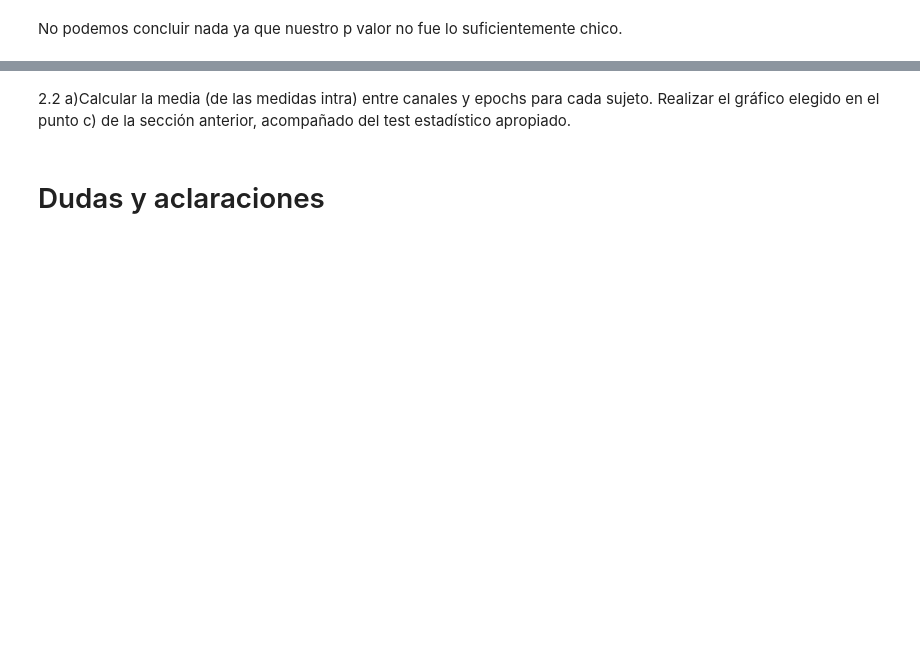
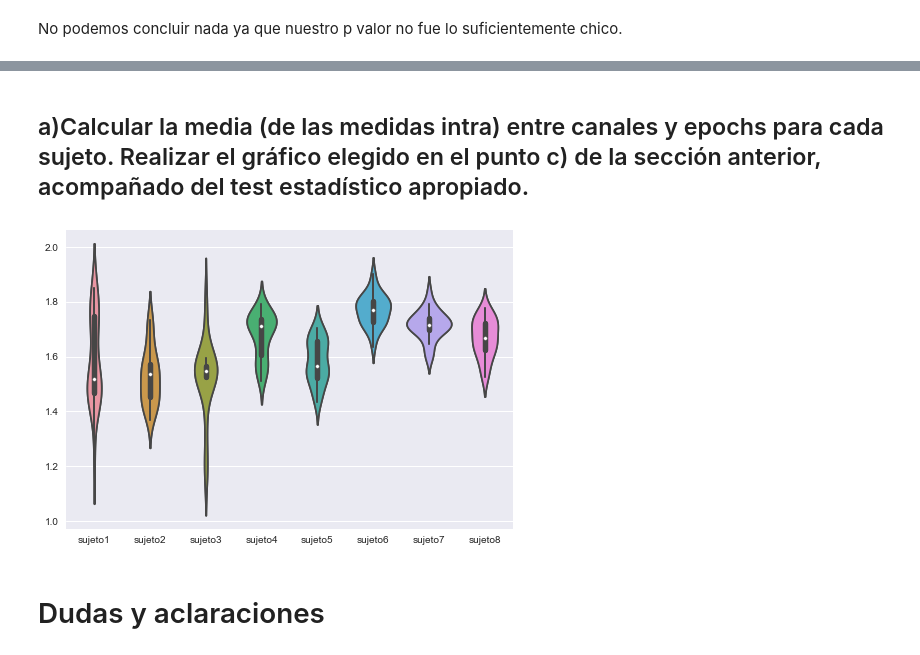
Before and after one commit to FerFrassia/DataScience, a Jupyter notebook: tp2/Tp2.ipynb, the cells around one changed output, grey strips where cells are left out. Cells and saved outputs as stored; diff of their text form; code cells hidden in the pictures; blank space fills up the shorter version.

Commit message:
nueva entropia

```diff
--- a/tp2/Tp2.ipynb
+++ b/tp2/Tp2.ipynb
@@ -828,6 +892,6 @@ NameError: name 'ey' is not defined
 # %% [markdown]
-2.2
-a)Calcular la media (de las medidas intra) entre canales y epochs para cada sujeto. Realizar el gráfico elegido en el punto c) de la sección anterior, acompañado del test estadístico apropiado.
+
+## a)Calcular la media (de las medidas intra) entre canales y epochs para cada sujeto. Realizar el gráfico elegido en el punto c) de la sección anterior, acompañado del test estadístico apropiado.
 # %%
 for sujeto in lista_sujetosP:
     media = promediar_epoch_electrodo(sujeto)
@@ -849,6 +913,12 @@ for sujeto in lista_sujetosS:
     media = promediar_epoch_electrodo(sujeto)
     plt.violinplot(media)
     plt.show()
+# %%
+S_entropia = entropia_total(lista_sujetosP, 30)
+sn.violinplot(data=S_entropia)
+plt.show()
+# %% [output]
+[figure, added]
 # %% [markdown]
 # Dudas y aclaraciones
 # %% [markdown]
```
Also changed, not shown: parts of 25 cells of this notebook.
